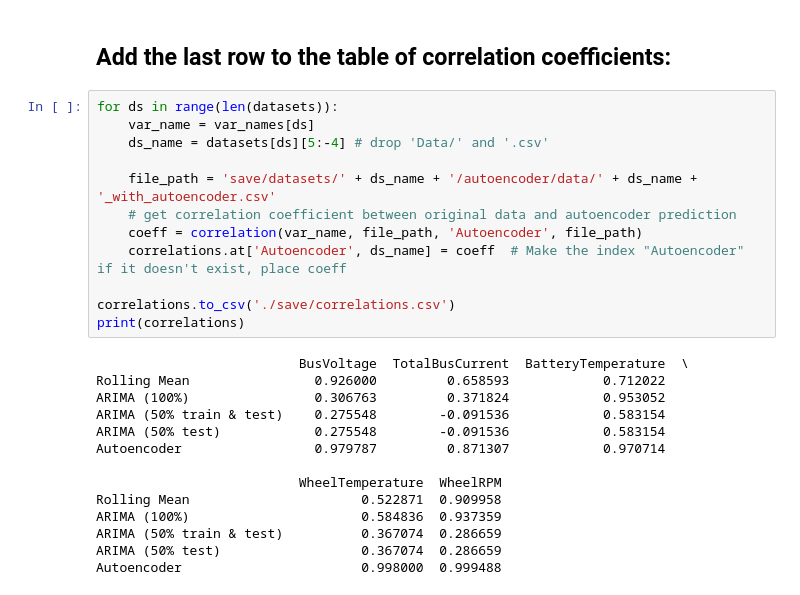
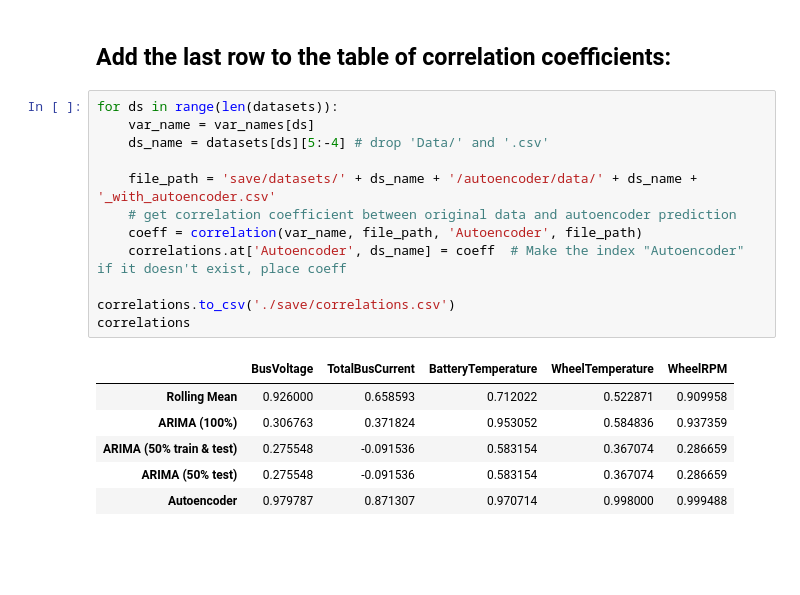
Before and after one commit to sapols/Satellite-Telemetry-Anomaly-Detection, a Jupyter notebook: Algorithm Modeling.ipynb, the cells around one changed output. Cells and saved outputs as stored; diff of their text form; blank space fills up the shorter version.

Commit message:
Improve table formatting

```diff
--- a/Algorithm Modeling.ipynb
+++ b/Algorithm Modeling.ipynb
@@ -335,26 +326,19 @@ None
 # %%
 for ds in range(len(datasets)):
     var_name = var_names[ds]
     ds_name = datasets[ds][5:-4] # drop 'Data/' and '.csv'
 
     file_path = 'save/datasets/' + ds_name + '/autoencoder/data/' + ds_name + '_with_autoencoder.csv'
     # get correlation coefficient between original data and autoencoder prediction
     coeff = correlation(var_name, file_path, 'Autoencoder', file_path)
     correlations.at['Autoencoder', ds_name] = coeff  # Make the index "Autoencoder" if it doesn't exist, place coeff
 
 correlations.to_csv('./save/correlations.csv')
-print(correlations)
+correlations
 # %% [output]
-                          BusVoltage  TotalBusCurrent  BatteryTemperature  \
-Rolling Mean                0.926000         0.658593            0.712022
-ARIMA (100%)                0.306763         0.371824            0.953052
-ARIMA (50% train & test)    0.275548        -0.091536            0.583154
-ARIMA (50% test)            0.275548        -0.091536            0.583154
-Autoencoder                 0.979787         0.871307            0.970714
-
-                          WheelTemperature  WheelRPM
-Rolling Mean                      0.522871  0.909958
-ARIMA (100%)                      0.584836  0.937359
-ARIMA (50% train & test)          0.367074  0.286659
-ARIMA (50% test)                  0.367074  0.286659
-Autoencoder                       0.998000  0.999488
+|  | BusVoltage | TotalBusCurrent | BatteryTemperature | WheelTemperature | WheelRPM |
+| Rolling Mean | 0.926000 | 0.658593 | 0.712022 | 0.522871 | 0.909958 |
+| ARIMA (100%) | 0.306763 | 0.371824 | 0.953052 | 0.584836 | 0.937359 |
+| ARIMA (50% train & test) | 0.275548 | -0.091536 | 0.583154 | 0.367074 | 0.286659 |
+| ARIMA (50% test) | 0.275548 | -0.091536 | 0.583154 | 0.367074 | 0.286659 |
+| Autoencoder | 0.979787 | 0.871307 | 0.970714 | 0.998000 | 0.999488 |
```
Also changed, not shown: parts of 2 cells of this notebook.
